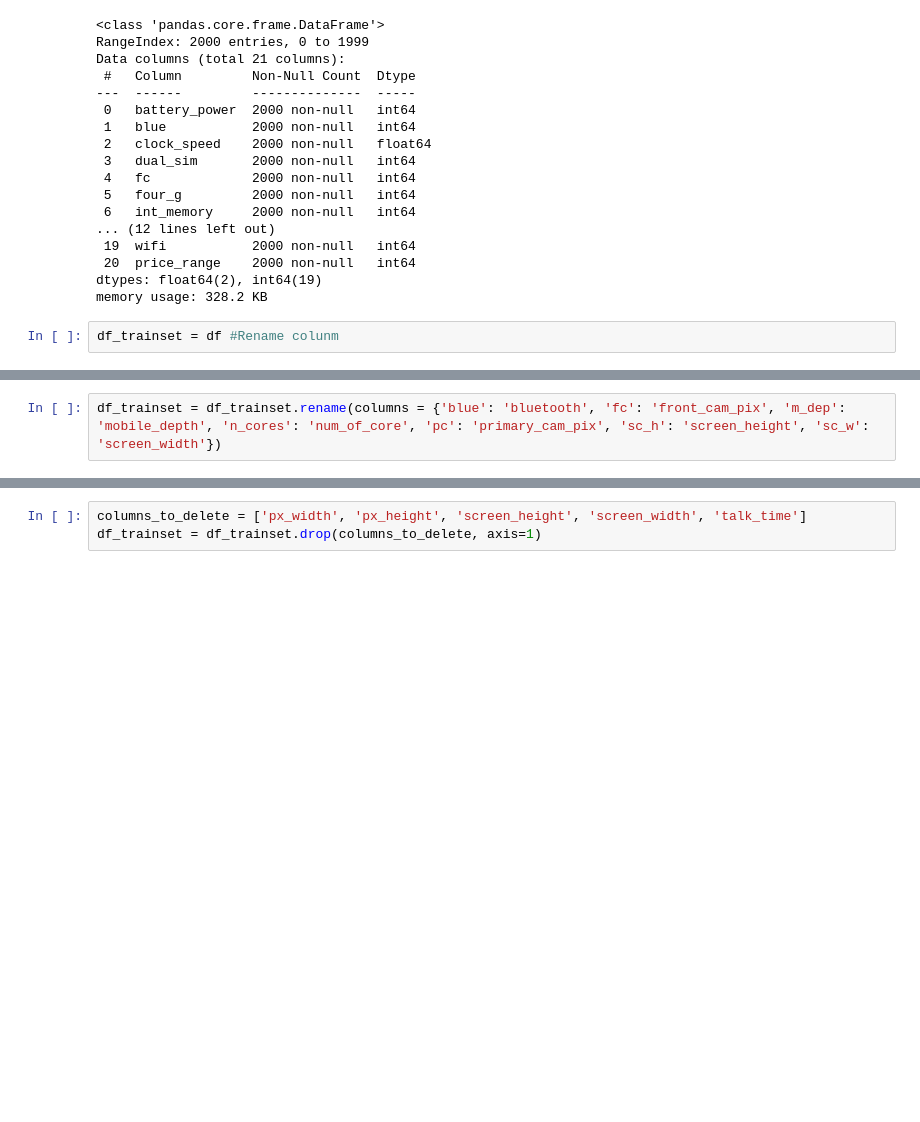
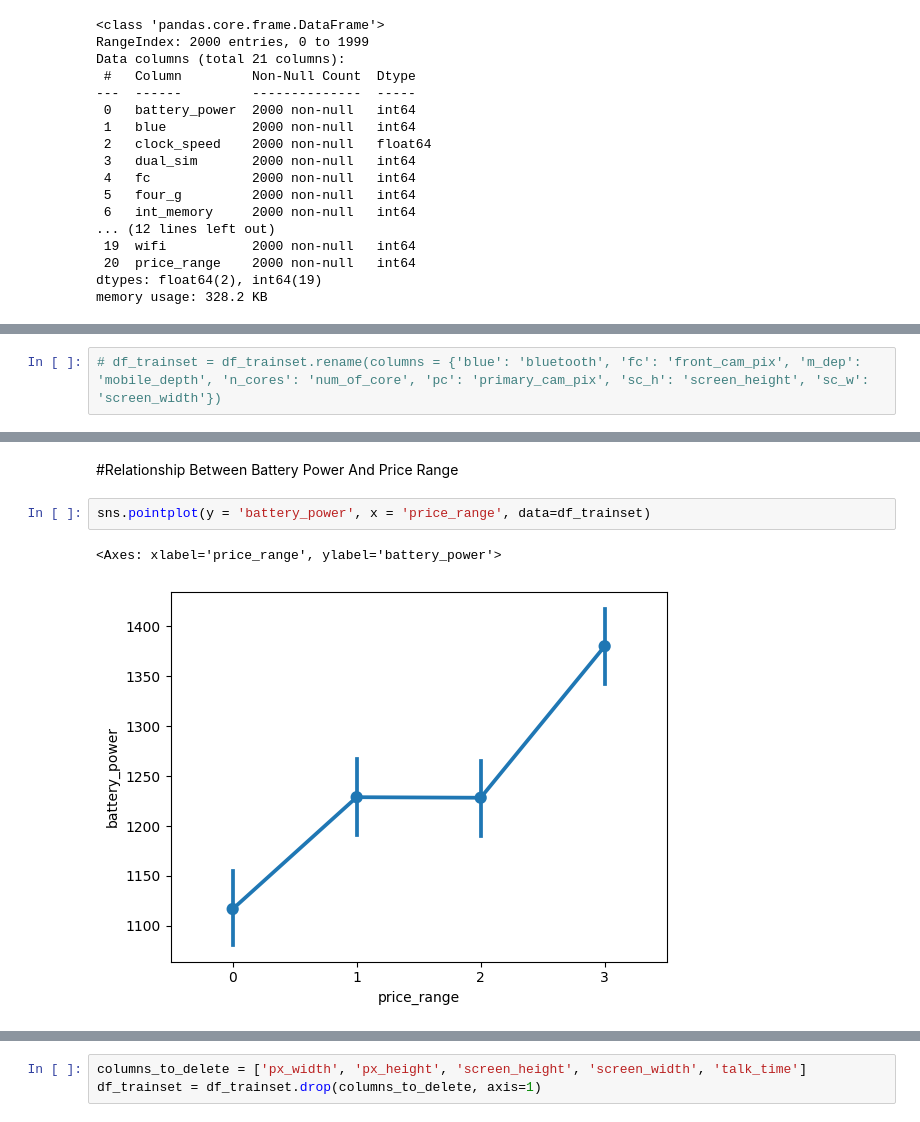
Before and after one commit to stephendambo/Dambolin9, a Jupyter notebook: Final_Project_Work.ipynb, the cells around one changed output, grey strips where cells are left out. Drawn from its saved outputs; the diff is of its cells as text; blank space fills up the shorter version.

```diff
--- a/Final_Project_Work.ipynb
+++ b/Final_Project_Work.ipynb
@@ -131,5 +143,3 @@ Data columns (total 21 columns):
  20  price_range    2000 non-null   int64
 dtypes: float64(2), int64(19)
 memory usage: 328.2 KB
-# %%
-df_trainset = df #Rename colunm
@@ -136,2 +155,2 @@ df_trainset = df #Rename colunm
 # %%
-df_trainset = df_trainset.rename(columns = {'blue': 'bluetooth', 'fc': 'front_cam_pix', 'm_dep': 'mobile_depth', 'n_cores': 'num_of_core', 'pc': 'primary_cam_pix', 'sc_h': 'screen_height', 'sc_w': 'screen_width'})
+# df_trainset = df_trainset.rename(columns = {'blue': 'bluetooth', 'fc': 'front_cam_pix', 'm_dep': 'mobile_depth', 'n_cores': 'num_of_core', 'pc': 'primary_cam_pix', 'sc_h': 'screen_height', 'sc_w': 'screen_width'})
@@ -153,0 +175,7 @@ df_trainset
+# %% [markdown]
+#Relationship Between Battery Power And Price Range
+# %%
+sns.pointplot(y = 'battery_power', x = 'price_range', data=df_trainset)
+# %% [output]
+<Axes: xlabel='price_range', ylabel='battery_power'>
+[figure, added]
```
Also changed, not shown: parts of 55 cells of this notebook.
